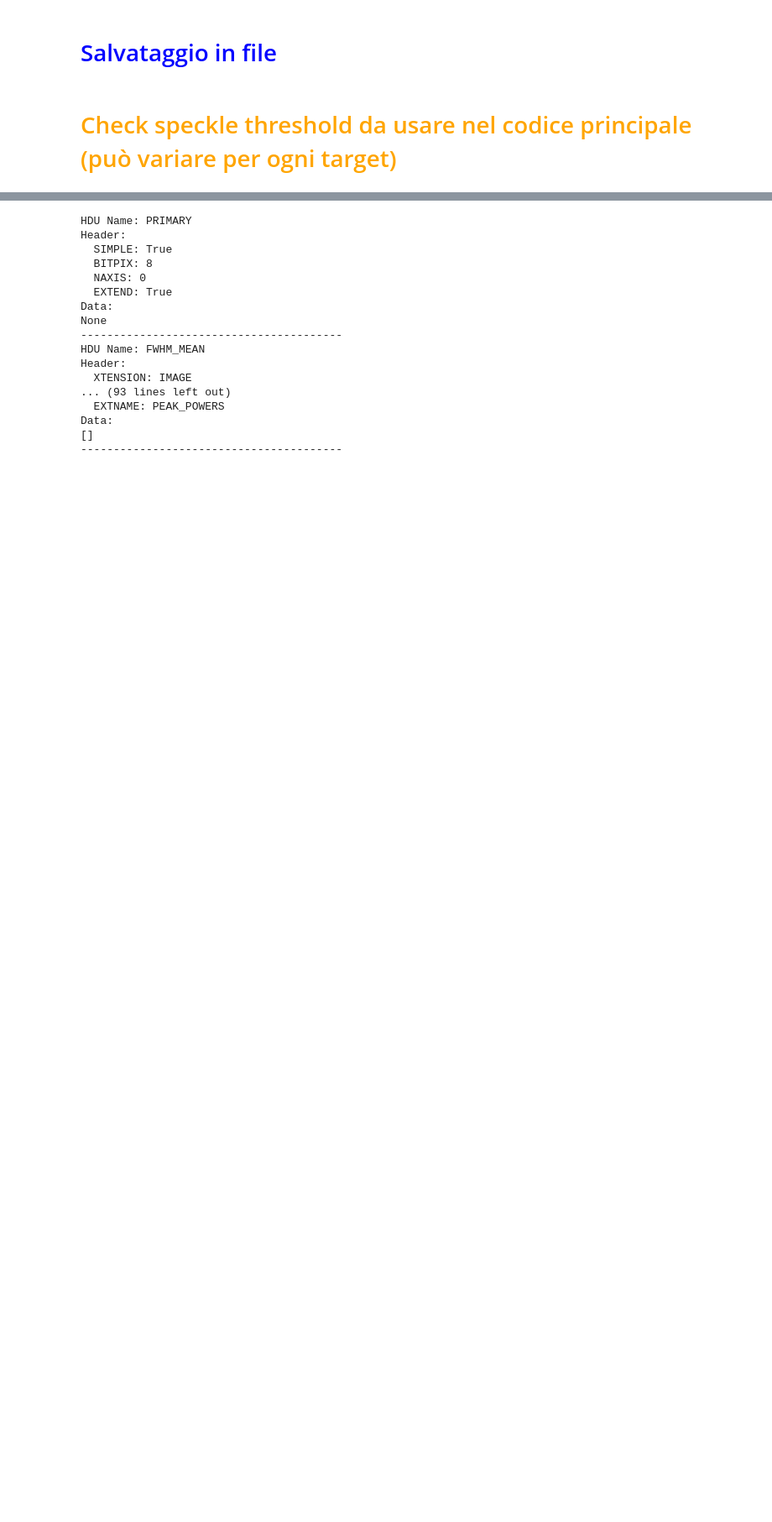
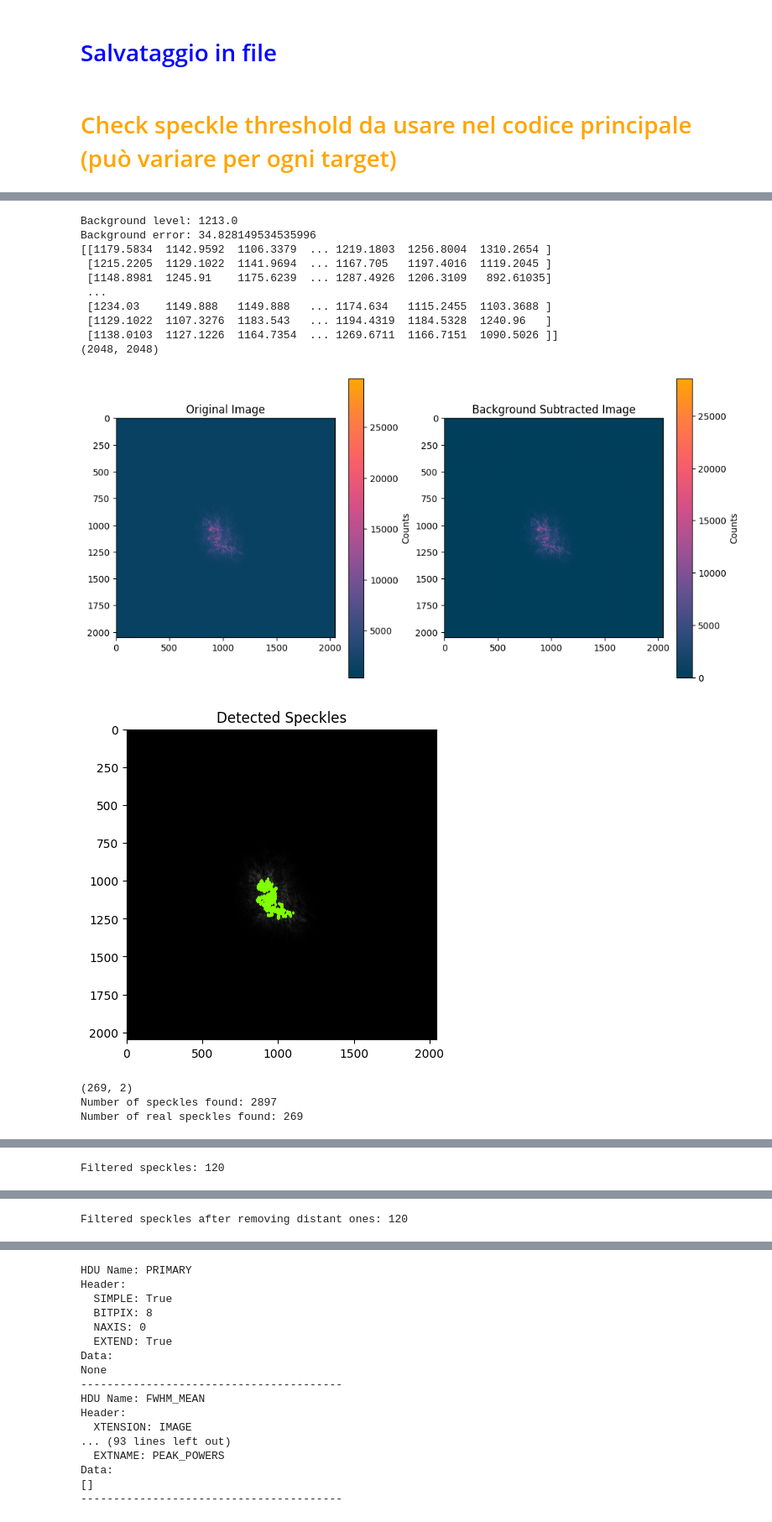
Before and after one commit to Leonardo-5/Speckle-Analisys-for-AO, a Jupyter notebook: Speckle_pipeline.ipynb, the cells around one changed output, grey strips where cells are left out. Shown at 84% size. Drawn from its saved outputs; the diff is of its cells as text; code cells hidden in the pictures; blank space fills up the shorter version.

```diff
--- a/Speckle_pipeline.ipynb
+++ b/Speckle_pipeline.ipynb
@@ -47,7 +53,7 @@ gradient = np.linspace(0, 1, 256).reshape(1, -1)
 <span style="color:yellow; font-size:40px;">Variabili in input</span>
 # %%
 ############### PER SPECKLE FIT ###################################
-speckle_thresholds=[3000, 4000, 12000]  # da cambiare a seconda dei target usati
+speckle_thresholds=[3000, 4000, 10000]  # l'ultimo era 12000 primada cambiare a seconda dei target usati prima era 3000 non 2000
 speckle_threshold=7000 #1100 #7000 #9500 #8000 #9000 #6500 #9000
 # Plate scale arcseconds/pixels
 plate_scales=[0.0377,  0.0109, 0.012]  #plate cslae di gennaio, febbraio e marzo rispettivamente
@@ -64,7 +70,7 @@ expected_speckle_size_pixels = expected_speckle_size / plate_scale
 radius=int((diffraction_limit_arcseconds/plate_scale)/2)  # raggio della zona del fit attorno alle speckle (Diametro = disco di airy)
 check_radius = int((diffraction_limit_arcseconds*0.5)/plate_scale) # raggio della zona di controllo attorno alle speckle (Diametro = disco di airy)
 mindist = 5 #distanza dimina in pixel tra 2 speckle (per evitare che la stessa speckle venga contata più volte)
-print("Diffraction limit in arcseconds and pixels: ",diffraction_limit_arcseconds, diffraction_limit_arcseconds/plate_scale)
+#print("Diffraction limit in arcseconds and pixels: ",diffraction_limit_arcseconds, diffraction_limit_arcseconds/plate_scale)
 print("Expected speckle size in arcseconds and pixels: ", expected_speckle_size, expected_speckle_size_pixels)
 
 ###########    PER PSD   ##################################################
@@ -598,17 +685,18 @@ print(f"Data saved to {output_fits_file}")
 # %% [markdown]
 # <span style="color:orange; font-size: 1em;"> Check speckle threshold da usare nel codice principale (può variare per ogni target)
 # %%
-del ome_data
+#del ome_data
 gc.collect()
 ################################################################################
 file = (r"C:\Users\buonc\OneDrive - Alma Mater Studiorum Università di Bologna\Documents\Astrophysics and Cosmology\TESI\dati\Algol_1kHz_1_MMStack_Pos0.ome.tif")
 file = (r"C:\Users\buonc\OneDrive - Alma Mater Studiorum Università di Bologna\Documents\Astrophysics and Cosmology\TESI\dati\febbraio\arcturus_633nm_10ms.ome.tif")
 #file = (r"C:\Users\buonc\OneDrive - Alma Mater Studiorum Università di Bologna\Documents\Astrophysics and Cosmology\TESI\dati\marzo\4-03\castor_40ms_elev75.tif")
-file = (r"C:\Users\buonc\OneDrive - Alma Mater Studiorum Università di Bologna\Documents\Astrophysics and Cosmology\TESI\dati\marzo\4-03\aldebaran_40ms_elev30.tif")
+file = (r"C:\Users\buonc\OneDrive - Alma Mater Studiorum Università di Bologna\Documents\Astrophysics and Cosmology\TESI\dati\marzo\4-03\aldebaran_marzo_40ms_elev30.tif")
+#file = (r"C:\Users\buonc\OneDrive - Alma Mater Studiorum Università di Bologna\Documents\Astrophysics and Cosmology\TESI\dati\marzo\4-03\castor_marzo_40ms_elev75.tif")
 check_radius = int(diffraction_limit_arcseconds*0.5/plate_scale) # corrisponde al raggio del disco di airy in pixel
 #print ("Check radius in pixels: ", check_radius)
-speckle_threshold = 14000
-imagenumber = 300
+speckle_threshold = 10000
+imagenumber = 0
 ome_file = file
 ome_data = tifffile.imread(ome_file)[:5000]
 data_raw=ome_data[imagenumber]
@@ -766,6 +854,18 @@ for speckle in real_speckles:
 # Convert filtered speckles to numpy array
 filtered_speckles = np.array(filtered_speckles)
 
+h, w = data.shape
+        # solo speckle tali che  [y-radius:y+radius+1, x-radius:x+radius+1] stia  dentro l’immagine
+ys = filtered_speckles[:, 0]
+xs = filtered_speckles[:, 1]
+mask = (
+    (ys - radius >= 0) &
+    (ys + radius + 1 <= h) &
+    (xs - radius >= 0) &
+    (xs + radius + 1 <= w)
+    )
+filtered_speckles = filtered_speckles[mask]
+
 # Print the filtered speckles
 print("Filtered speckles:", len(filtered_speckles))
 
@@ -822,3 +922,4 @@ plt.legend(fontsize='large')
 plt.xticks(fontsize='large')
 plt.yticks(fontsize='large')
 plt.show()
+# %% [output]
@@ -824,0 +928,15 @@ plt.show()
+Background level: 1213.0
+Background error: 34.828149534535996
+[[1179.5834  1142.9592  1106.3379  ... 1219.1803  1256.8004  1310.2654 ]
+ [1215.2205  1129.1022  1141.9694  ... 1167.705   1197.4016  1119.2045 ]
+ [1148.8981  1245.91    1175.6239  ... 1287.4926  1206.3109   892.61035]
+ ...
+ [1234.03    1149.888   1149.888   ... 1174.634   1115.2455  1103.3688 ]
+ [1129.1022  1107.3276  1183.543   ... 1194.4319  1184.5328  1240.96   ]
+ [1138.0103  1127.1226  1164.7354  ... 1269.6711  1166.7151  1090.5026 ]]
+(2048, 2048)
+[figure, added]
+[figure, added]
+(269, 2)
+Number of speckles found: 2897
+Number of real speckles found: 269
@@ -824,0 +944 @@ plt.show()
+Filtered speckles: 120
@@ -824,0 +946 @@ plt.show()
+Filtered speckles after removing distant ones: 120
```
Also changed, not shown: parts of 7 cells of this notebook, 6 other files.
